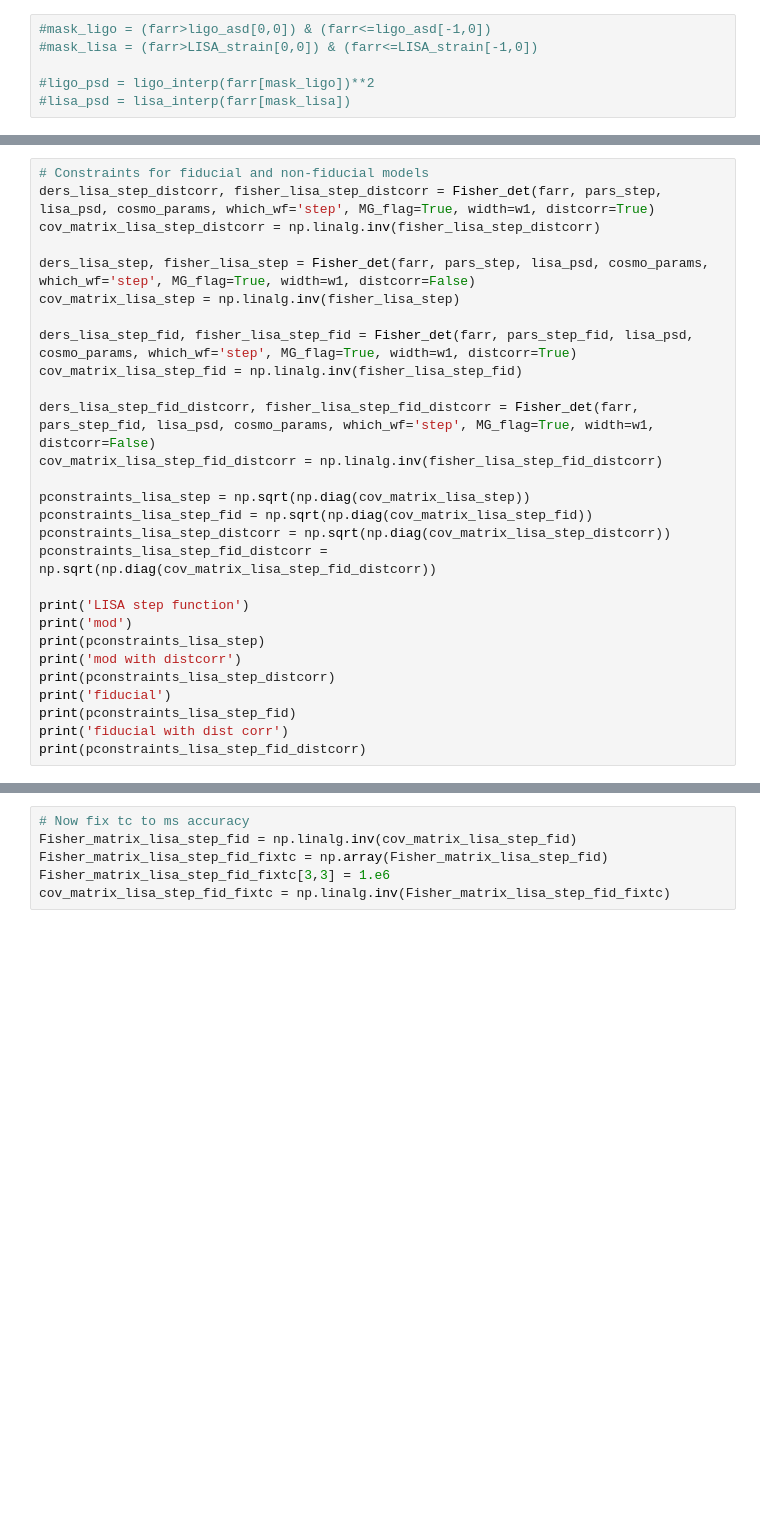
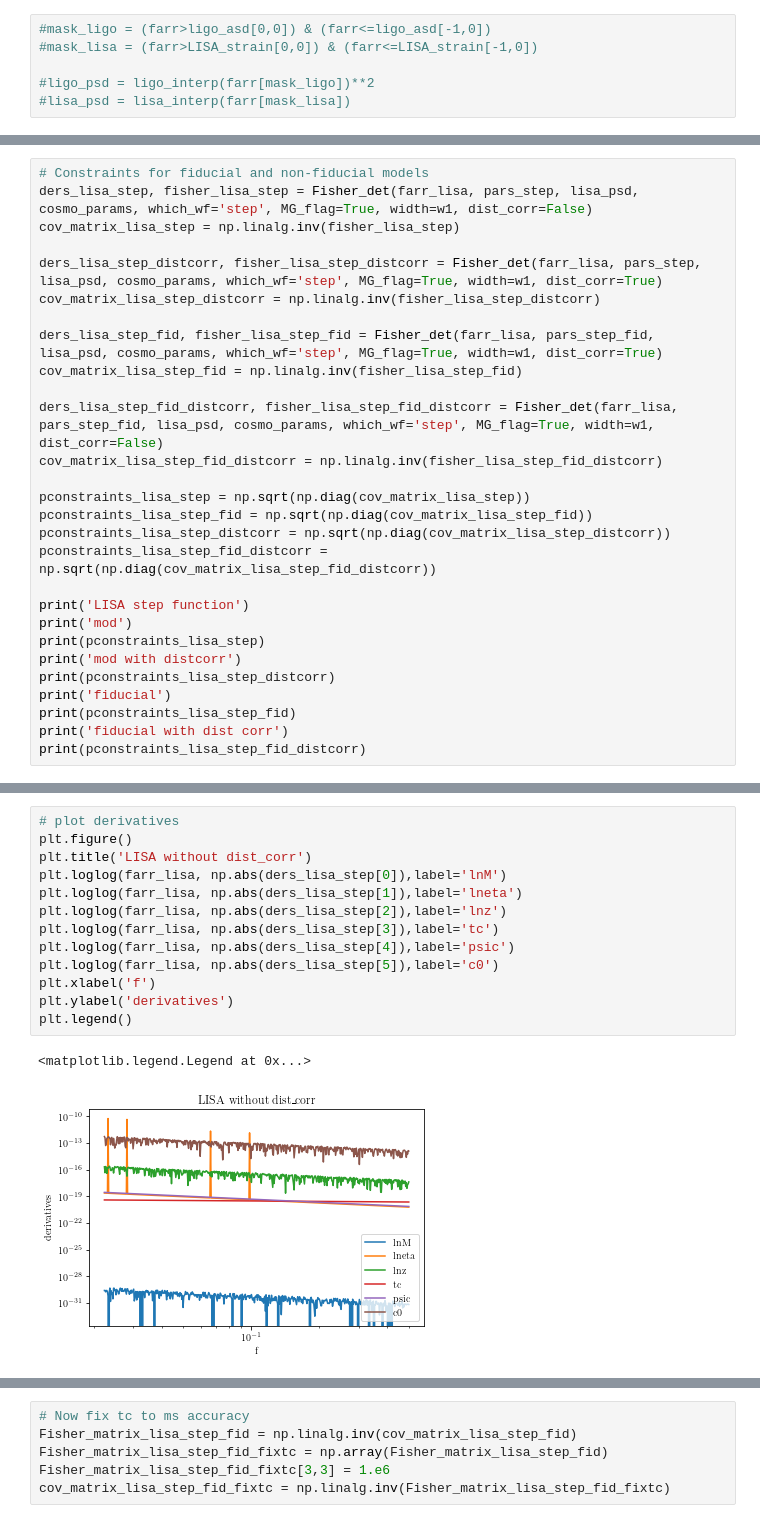
Before and after one commit to AnChenPhys/multiband_MG, a Jupyter notebook: code/multiband_MG_new.ipynb, the cells around one changed output, grey strips where cells are left out. Cells and saved outputs as stored; diff of their text form; blank space fills up the shorter version.

```diff
--- a/code/multiband_MG_new.ipynb
+++ b/code/multiband_MG_new.ipynb
@@ -418,15 +423,15 @@ LISA SNR, mod and fiducial
 # %%
 # Constraints for fiducial and non-fiducial models
-ders_lisa_step_distcorr, fisher_lisa_step_distcorr = Fisher_det(farr, pars_step, lisa_psd, cosmo_params, which_wf='step', MG_flag=True, width=w1, distcorr=True)
+ders_lisa_step, fisher_lisa_step = Fisher_det(farr_lisa, pars_step, lisa_psd, cosmo_params, which_wf='step', MG_flag=True, width=w1, dist_corr=False)
+cov_matrix_lisa_step = np.linalg.inv(fisher_lisa_step)
+
+ders_lisa_step_distcorr, fisher_lisa_step_distcorr = Fisher_det(farr_lisa, pars_step, lisa_psd, cosmo_params, which_wf='step', MG_flag=True, width=w1, dist_corr=True)
 cov_matrix_lisa_step_distcorr = np.linalg.inv(fisher_lisa_step_distcorr)
 
-ders_lisa_step, fisher_lisa_step = Fisher_det(farr, pars_step, lisa_psd, cosmo_params, which_wf='step', MG_flag=True, width=w1, distcorr=False)
-cov_matrix_lisa_step = np.linalg.inv(fisher_lisa_step)
-
-ders_lisa_step_fid, fisher_lisa_step_fid = Fisher_det(farr, pars_step_fid, lisa_psd, cosmo_params, which_wf='step', MG_flag=True, width=w1, distcorr=True)
+ders_lisa_step_fid, fisher_lisa_step_fid = Fisher_det(farr_lisa, pars_step_fid, lisa_psd, cosmo_params, which_wf='step', MG_flag=True, width=w1, dist_corr=True)
 cov_matrix_lisa_step_fid = np.linalg.inv(fisher_lisa_step_fid)
 
-ders_lisa_step_fid_distcorr, fisher_lisa_step_fid_distcorr = Fisher_det(farr, pars_step_fid, lisa_psd, cosmo_params, which_wf='step', MG_flag=True, width=w1, distcorr=False)
+ders_lisa_step_fid_distcorr, fisher_lisa_step_fid_distcorr = Fisher_det(farr_lisa, pars_step_fid, lisa_psd, cosmo_params, which_wf='step', MG_flag=True, width=w1, dist_corr=False)
 cov_matrix_lisa_step_fid_distcorr = np.linalg.inv(fisher_lisa_step_fid_distcorr)
 
 pconstraints_lisa_step = np.sqrt(np.diag(cov_matrix_lisa_step))
@@ -461,0 +469,16 @@ KeyboardInterrupt:
+# %%
+# plot derivatives
+plt.figure()
+plt.title('LISA without dist_corr')
+plt.loglog(farr_lisa, np.abs(ders_lisa_step[0]),label='lnM')
+plt.loglog(farr_lisa, np.abs(ders_lisa_step[1]),label='lneta')
+plt.loglog(farr_lisa, np.abs(ders_lisa_step[2]),label='lnz')
+plt.loglog(farr_lisa, np.abs(ders_lisa_step[3]),label='tc')
+plt.loglog(farr_lisa, np.abs(ders_lisa_step[4]),label='psic')
+plt.loglog(farr_lisa, np.abs(ders_lisa_step[5]),label='c0')
+plt.xlabel('f')
+plt.ylabel('derivatives')
+plt.legend()
+# %% [output]
+<matplotlib.legend.Legend at 0x...>
+[figure, added]
```
Also changed, not shown: parts of 19 cells of this notebook.
